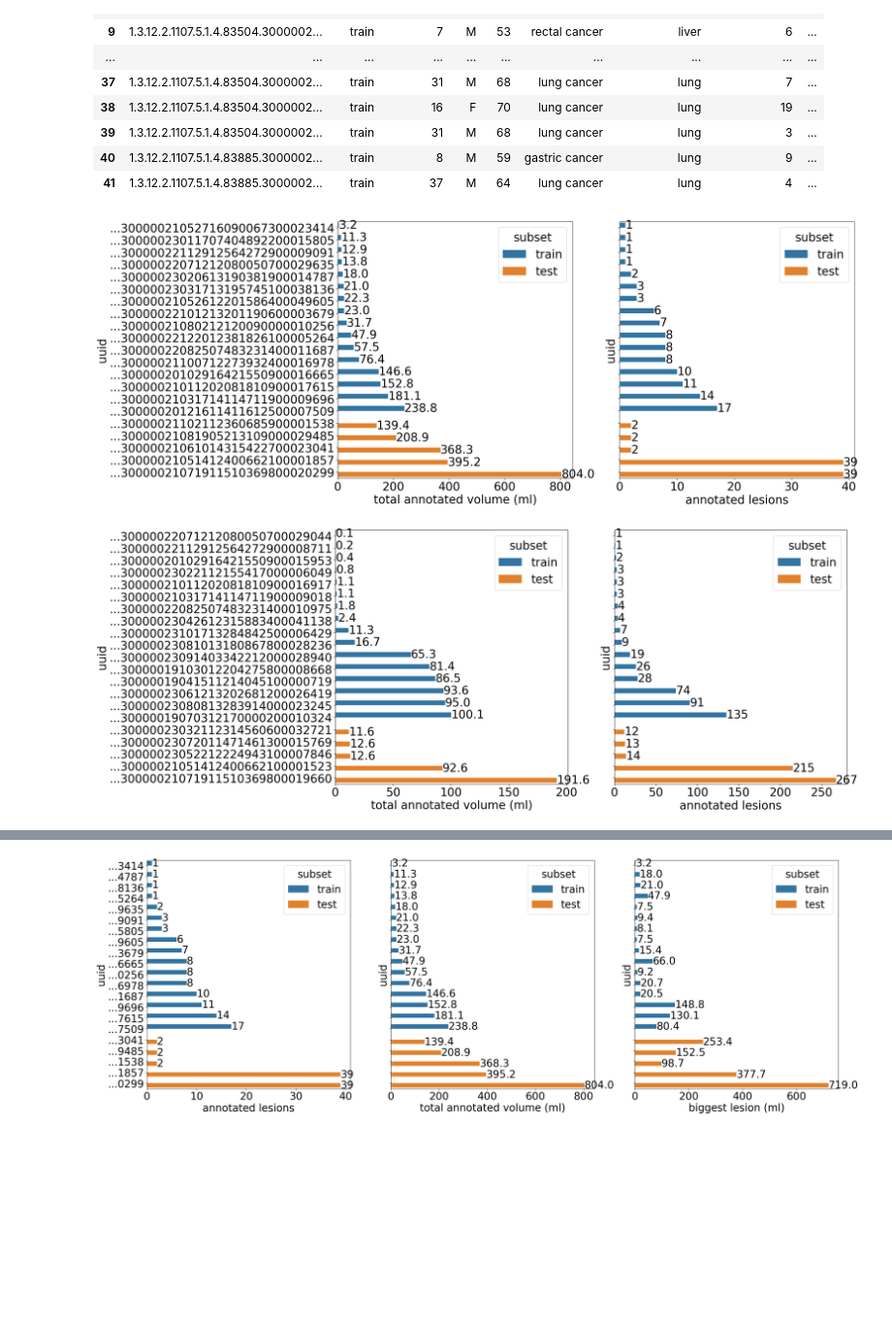
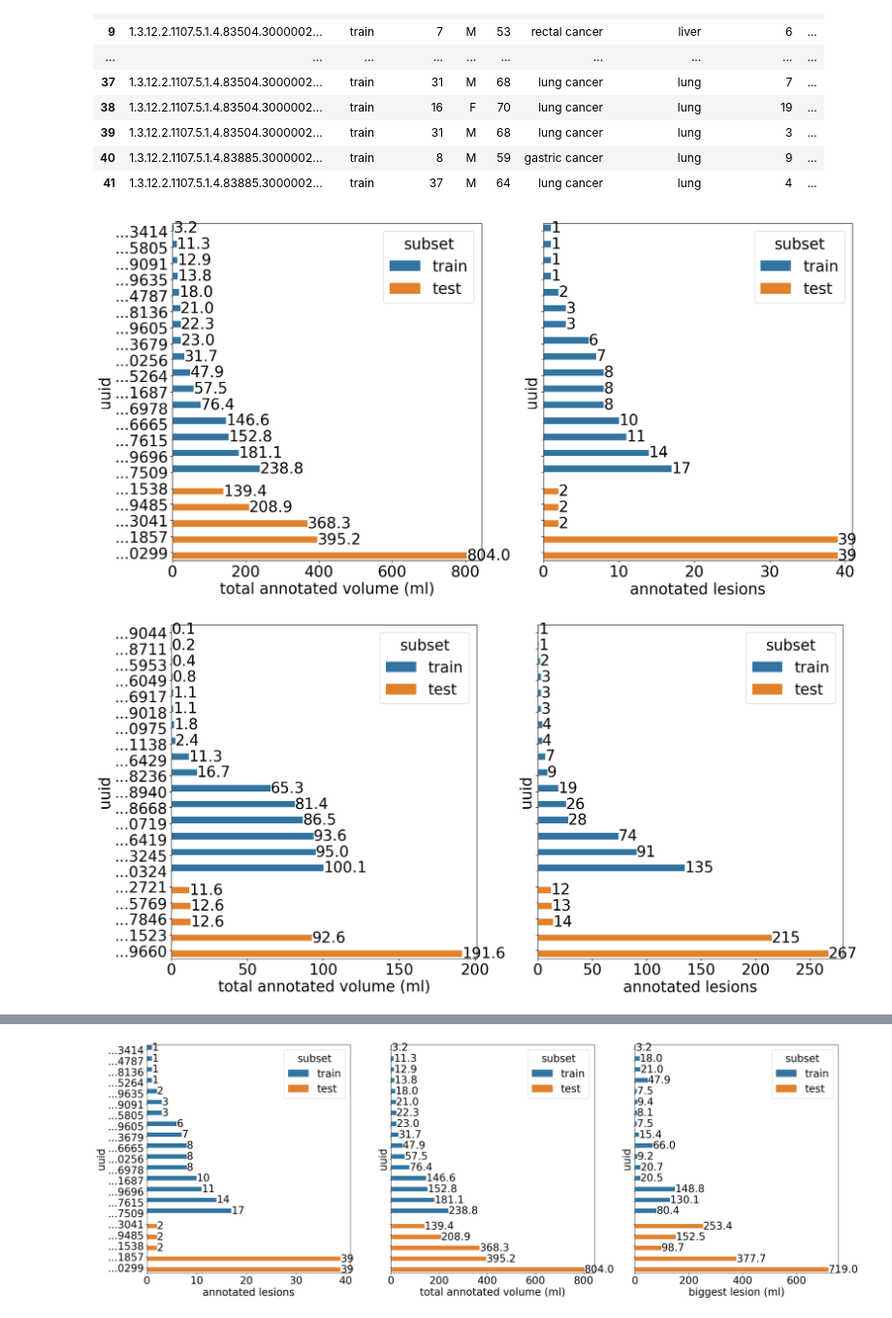
Before and after one commit to robertorojasp06/recist-dataset, a Jupyter notebook: notebooks/data_for_nnUNet_finetuning.ipynb, the cells around one changed output, grey strips where cells are left out. Shown at 97% size. Cells and saved outputs as stored; diff of their text form; code cells hidden in the pictures; blank space fills up the shorter version.

Commit message:
Update notebooks.
- Update according to seaborn package update.
- Update due to changes in the structure of 'data/' folder.

```diff
--- a/notebooks/data_for_nnUNet_finetuning.ipynb
+++ b/notebooks/data_for_nnUNet_finetuning.ipynb
@@ -11,9 +11,9 @@ pd.set_option('display.max_colwidth', None)
 plt.rcParams.update({'font.size': 25})
 # %%
 path_to_features_train = Path.cwd() / "resources" / "lesions_features_train.csv"
-path_to_features_test = Path.cwd() / "resources" / "lesions_features_test_updated_beta.csv"
-path_to_patients = Path.cwd().parents[0] / "data" / "metadata" / "patients.csv"
-path_to_series = Path.cwd().parents[0] / "data" / "metadata" / "series.json"
+path_to_features_test = Path.cwd() / "resources" / "lesions_features_test.csv"
+path_to_patients = Path.cwd().parents[0] / "data" / "final" / "metadata" / "patients.csv"
+path_to_series = Path.cwd().parents[0] / "data" / "final" /"metadata" / "series.json"
 savefig = False
 savecsv = False
 dpi = 300
@@ -155,7 +155,7 @@ display(cts_df)
 | 41 | 1.3.12.2.1107.5.1.4.83885.3000002... | train | 37 | M | 64 | lung cancer | lung | 4 | ... |
 # %%
 cts_df['uuid'] = cts_df.apply(lambda x: Path(x['filename']).name.split('.nii.gz')[0], axis=1)
-cts_df['short_uuid'] = cts_df['uuid'].apply(lambda x: f"...{str(x).split('.')[-1]}")
+cts_df['short_uuid'] = cts_df['uuid'].apply(lambda x: f"...{str(x).split('.')[-1][-4:]}")
 for organ in cts_df['lesion_location'].unique():
     _, ax = plt.subplots(nrows=1, ncols=2, figsize=(20,10))
     hue_colors = {
@@ -177,35 +177,35 @@ for organ in cts_df['lesion_location'].unique():
     #ax.bar_label(ax.containers[1], fontsize=10, fmt='%.1f')
     ax[0].bar_label(ax[0].containers[0], fmt='%.1f')
     ax[0].bar_label(ax[0].containers[1], fmt='%.1f')
     ax[0].set_xlabel('total annotated volume (ml)')
     ax[0].set_ylabel('uuid')
     # annotated lesions
     sns.barplot(
         data=cts_df[cts_df['lesion_location'] == organ].sort_values(by=['subset', 'lesions_count'], ascending=[False, True], ignore_index=True),
         x='lesions_count',
         y='short_uuid',
         hue='subset',
         dodge=True,
         orient='h',
         palette=hue_colors,
         ax=ax[1]
     )
     ax[1].set_xlabel('annotated lesions')
     ax[1].set_ylabel('uuid')
     ax[1].tick_params(labelleft=False)
     ax[1].bar_label(ax[1].containers[0], fmt='%i')
     ax[1].bar_label(ax[1].containers[1], fmt='%i')
     if savefig:
         plt.savefig(
             Path.cwd() / "results" / f"nnunet_{organ}_annotated_volume_vs_lesions_count.png",
             transparent=True,
             bbox_inches='tight',
             dpi=dpi
         )
     plt.show()
 # %% [output]
-[figure, old version]
+[figure, new version]
-[figure, old version]
+[figure, new version]
 # %%
 # Individual lesion stats grouped by location, subset and filename
 props = [
```
Also changed, not shown: 4 other files.
